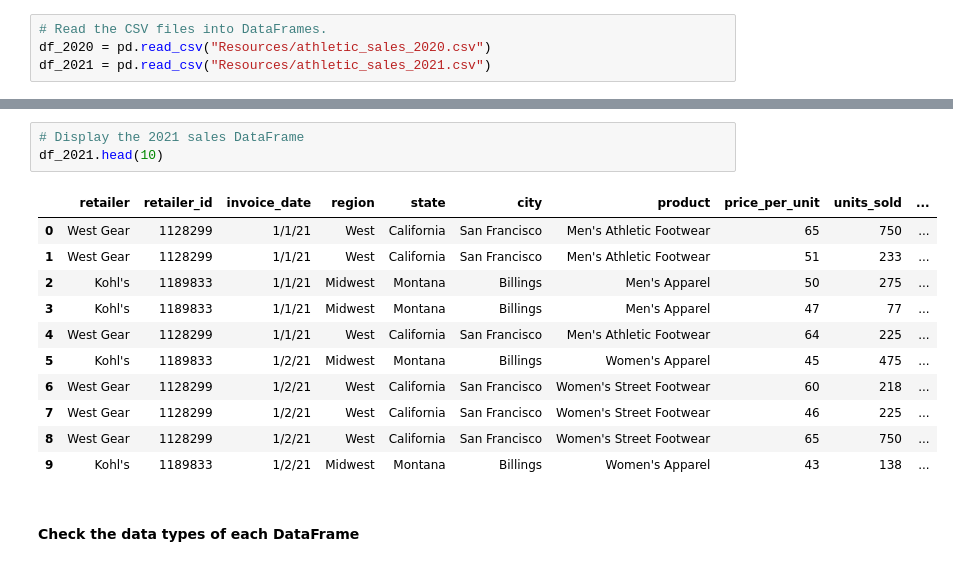
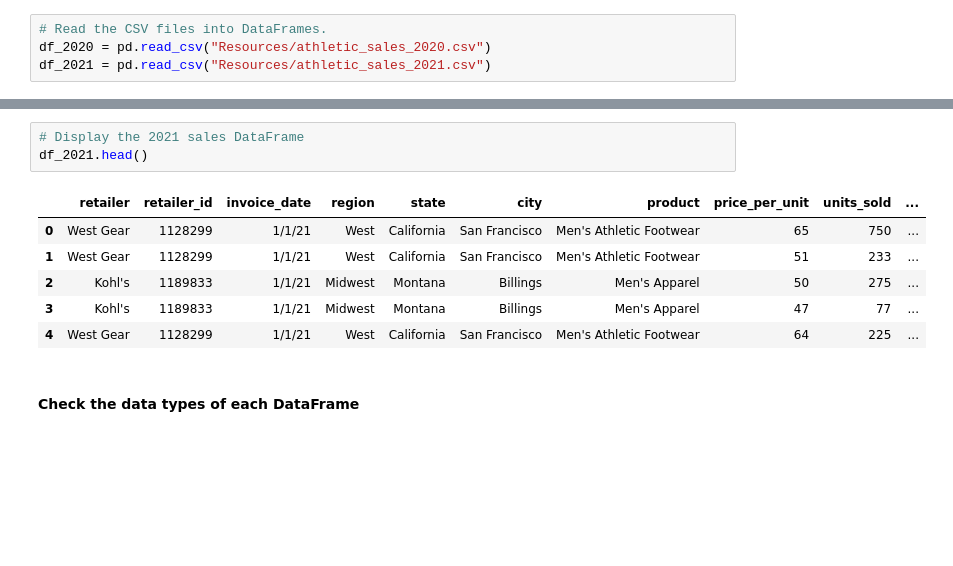
Before and after one commit to raishamaharrani/athletic_sales_analysis, a Jupyter notebook: athletic_sales_analysis_starter_code.ipynb, the cells around one changed output, grey strips where cells are left out. Cells and saved outputs as stored; diff of their text form; blank space fills up the shorter version.

```diff
--- a/athletic_sales_analysis_starter_code.ipynb
+++ b/athletic_sales_analysis_starter_code.ipynb
@@ -26,18 +21,13 @@ df_2020.head(10)
 # %%
 # Display the 2021 sales DataFrame
-df_2021.head(10)
+df_2021.head()
 # %% [output]
 |  | retailer | retailer_id | invoice_date | region | state | city | product | price_per_unit | units_sold | ... |
 | 0 | West Gear | 1128299 | 1/1/21 | West | California | San Francisco | Men's Athletic Footwear | 65 | 750 | ... |
 | 1 | West Gear | 1128299 | 1/1/21 | West | California | San Francisco | Men's Athletic Footwear | 51 | 233 | ... |
 | 2 | Kohl's | 1189833 | 1/1/21 | Midwest | Montana | Billings | Men's Apparel | 50 | 275 | ... |
 | 3 | Kohl's | 1189833 | 1/1/21 | Midwest | Montana | Billings | Men's Apparel | 47 | 77 | ... |
 | 4 | West Gear | 1128299 | 1/1/21 | West | California | San Francisco | Men's Athletic Footwear | 64 | 225 | ... |
-| 5 | Kohl's | 1189833 | 1/2/21 | Midwest | Montana | Billings | Women's Apparel | 45 | 475 | ... |
-| 6 | West Gear | 1128299 | 1/2/21 | West | California | San Francisco | Women's Street Footwear | 60 | 218 | ... |
-| 7 | West Gear | 1128299 | 1/2/21 | West | California | San Francisco | Women's Street Footwear | 46 | 225 | ... |
-| 8 | West Gear | 1128299 | 1/2/21 | West | California | San Francisco | Women's Street Footwear | 65 | 750 | ... |
-| 9 | Kohl's | 1189833 | 1/2/21 | Midwest | Montana | Billings | Women's Apparel | 43 | 138 | ... |
 # %% [markdown]
 #### Check the data types of each DataFrame
 # %%
```
Also changed, not shown: parts of 9 cells of this notebook, 1 other file.
